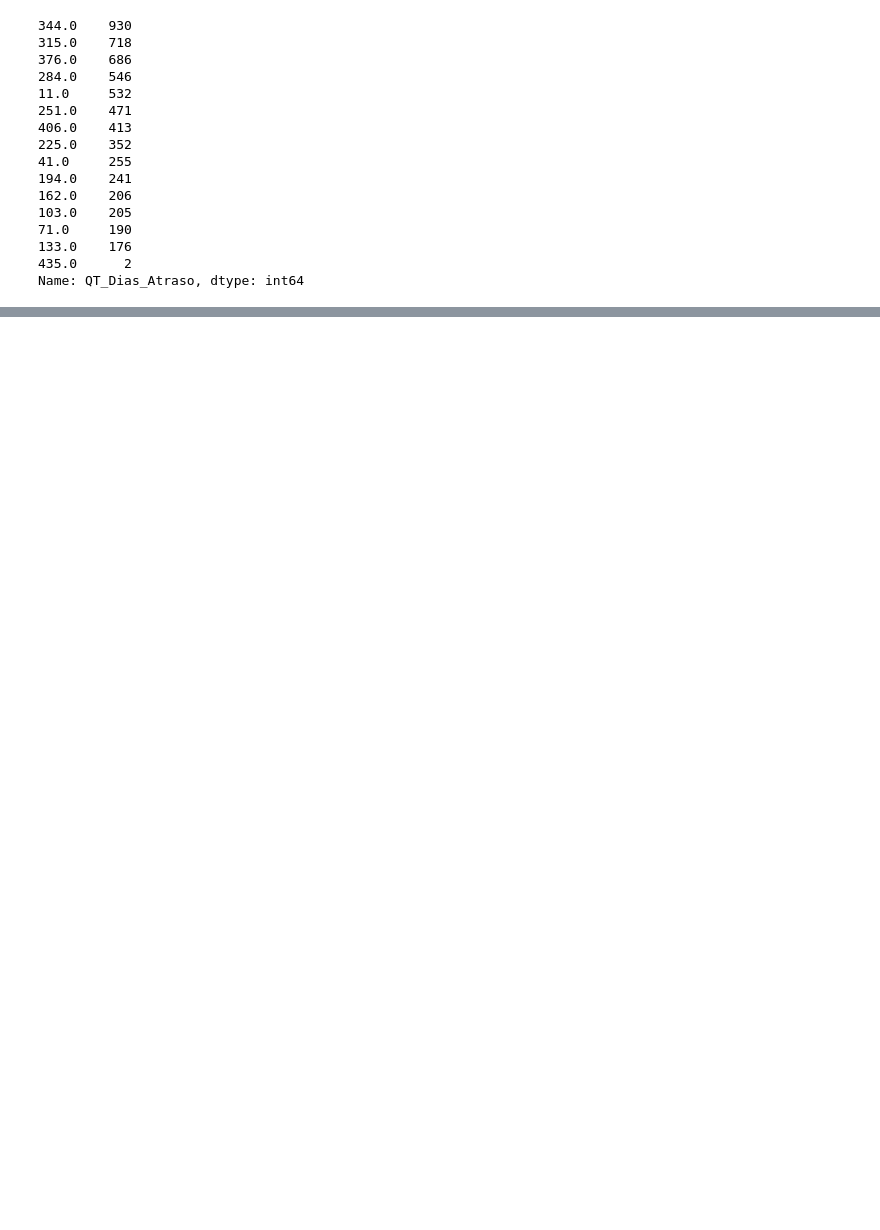
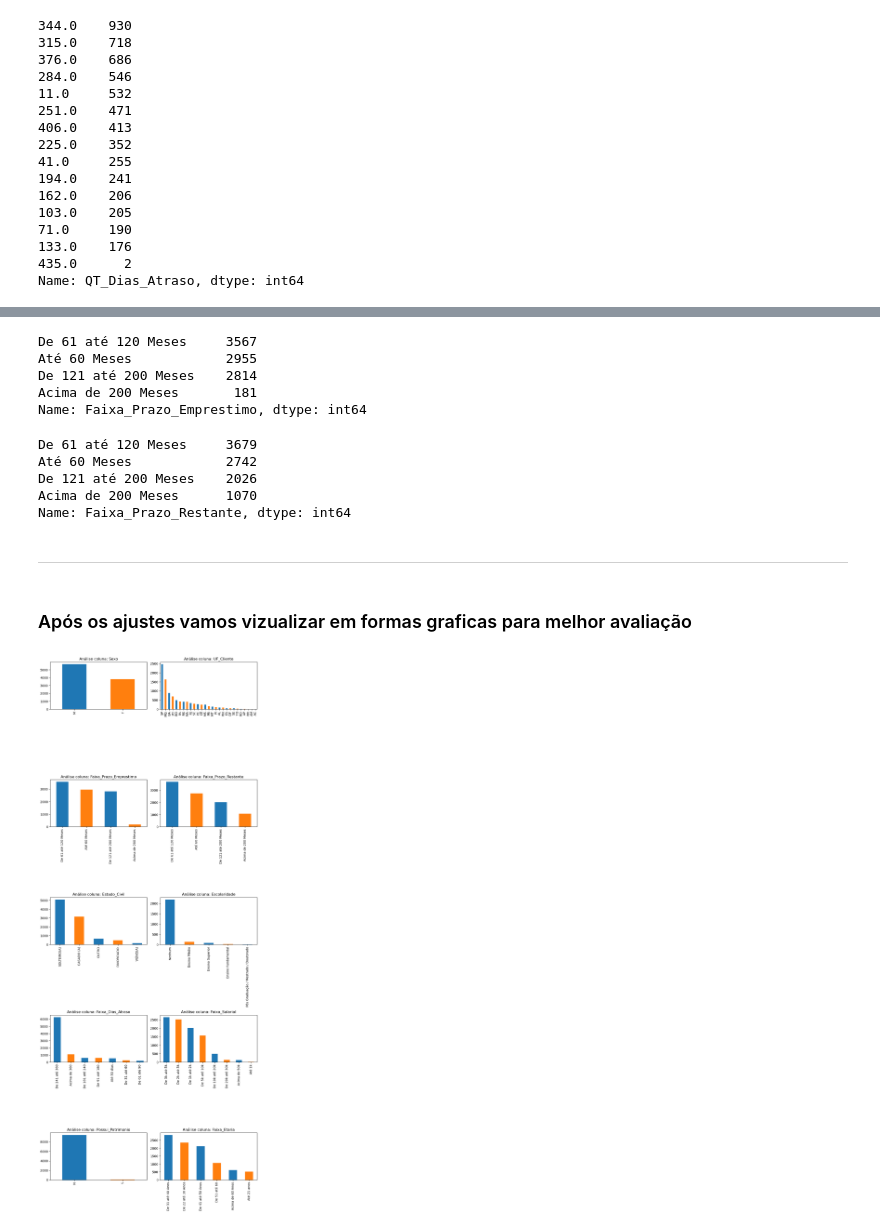
Before and after one commit to DevTheo25/Analise-de-Fraude, a Jupyter notebook: AnaliseFraude.ipynb, the cells around one changed output, grey strips where cells are left out. Cells and saved outputs as stored; diff of their text form; code cells hidden in the pictures; blank space fills up the shorter version.

```diff
--- a/AnaliseFraude.ipynb
+++ b/AnaliseFraude.ipynb
@@ -173,0 +323,7 @@ Name: QT_Dias_Atraso, dtype: int64
+# %%
+# Trando os valores nulos da coluna QT_Dias_Atraso
+# Vamos subistituir o valores nulos pela mediana dos dados
+
+mediana_QT_Dias_Atraso = df_original["QT_Dias_Atraso"].median()
+
+df_original["QT_Dias_Atraso"] = df_original["QT_Dias_Atraso"].fillna(mediana_QT_Dias_Atraso)
@@ -173,0 +335,8 @@ Name: QT_Dias_Atraso, dtype: int64
+# %%
+# Vamos agora criar uma faixa de dais de atraso das contas
+
+bins = [-100, 30, 60, 90, 180, 240, 360, 500]
+labels = ['Até 30 dias', 'De 31 até 60', 'De 61 até 90', 'De 91 até 180', 'De 181 até 240','De 241 até 360', 'Acima de 360']
+
+df_original["Faixa_Dias_Atraso"] = pd.cut(df_original["QT_Dias_Atraso"], bins=bins, labels=labels)
+df_original["Faixa_Dias_Atraso"].value_counts()
@@ -173,0 +352,48 @@ Name: QT_Dias_Atraso, dtype: int64
+# %%
+# Criando faixa de prazo de emprestimo para utilizarmos no modelo preditivo
+bins = [0, 60, 120, 200, 720]
+labels = ['Até 60 Meses', 'De 61 até 120 Meses', 'De 121 até 200 Meses', 'Acima de 200 Meses']
+df_original['Faixa_Prazo_Emprestimo'] = pd.cut(df_original['Prazo_Emprestimo'], bins=bins, labels=labels)
+df_original["Faixa_Prazo_Emprestimo"].value_counts()
+# %% [output]
+De 61 até 120 Meses     3567
+Até 60 Meses            2955
+De 121 até 200 Meses    2814
+Acima de 200 Meses       181
+Name: Faixa_Prazo_Emprestimo, dtype: int64
+# %%
+# Criando faixa de prazo restante do emprestimo para utilizarmos no modelo preditivo
+bins = [-1, 60, 120, 200, 500]
+labels = ['Até 60 Meses', 'De 61 até 120 Meses', 'De 121 até 200 Meses', 'Acima de 200 Meses']
+df_original['Faixa_Prazo_Restante'] = pd.cut(df_original['Prazo_Restante'], bins=bins, labels=labels)
+df_original["Faixa_Prazo_Restante"].value_counts()
+# %% [output]
+De 61 até 120 Meses     3679
+Até 60 Meses            2742
+De 121 até 200 Meses    2026
+Acima de 200 Meses      1070
+Name: Faixa_Prazo_Restante, dtype: int64
+# %% [markdown]
+---
+# %% [markdown]
+### Após  os ajustes vamos vizualizar em formas graficas para melhor avaliação
+# %%
+# Gerando Grafico para as colunas
+colunas_graficos = ["Sexo", "UF_Cliente", "Faixa_Prazo_Emprestimo", "Faixa_Prazo_Restante", "Estado_Civil", "Escolaridade", "Faixa_Dias_Atraso", "Faixa_Salarial", "Possui_Patrimonio", "Faixa_Etaria"]
+
+
+num_linhas = 10
+num_colunas = 2
+
+
+plt.figure(figsize=(10, 50))
+
+
+for i, coluna in enumerate(colunas_graficos, 1):
+    plt.subplot(num_linhas, num_colunas, i)
+    df_original[coluna].value_counts().plot(kind="bar", title=f"Análise coluna: {coluna}", color=['#1F77B4', '#FF7F0E'])
+
+plt.tight_layout()
+plt.show()
+# %% [output]
+[figure, added]
```
Also changed, not shown: parts of 20 cells of this notebook, 1 other file.
